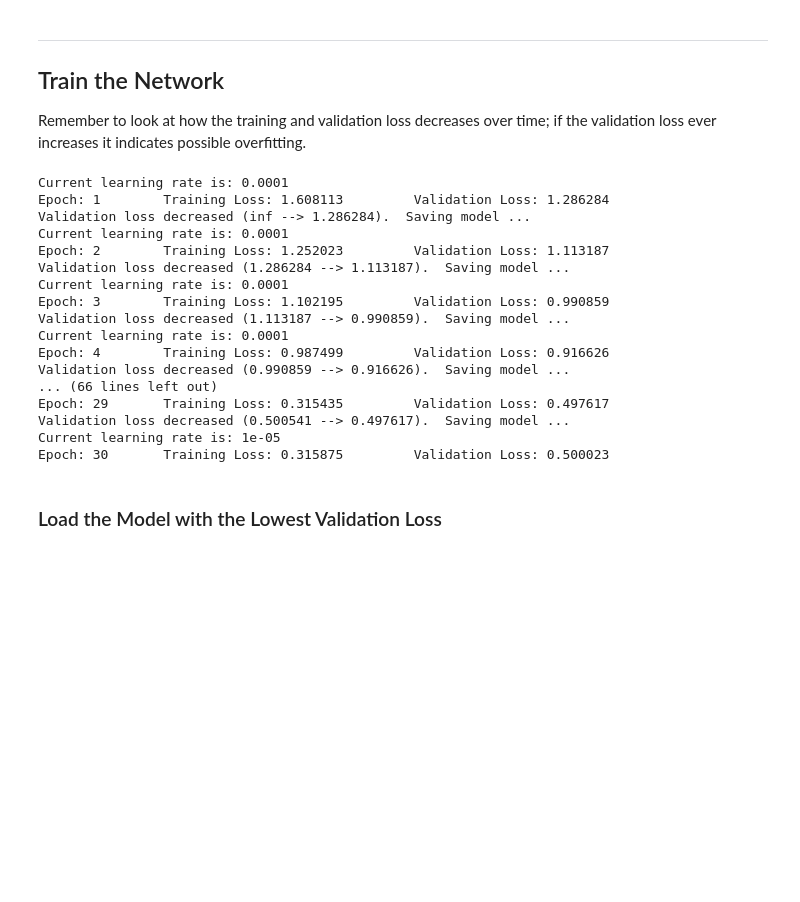
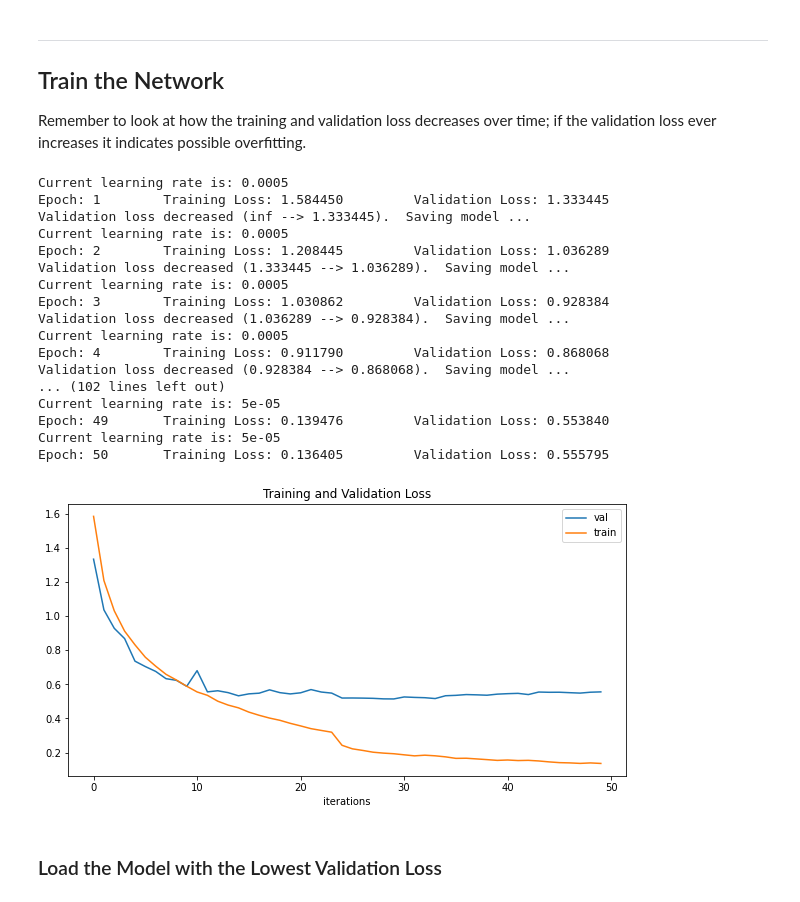
Before and after one commit to Shahrullo/Cifar10-CNN, a Jupyter notebook: cifar10_cnn.ipynb, the cells around one changed output. Cells and saved outputs as stored; diff of their text form; code cells hidden in the pictures; blank space fills up the shorter version.

```diff
--- a/cifar10_cnn.ipynb
+++ b/cifar10_cnn.ipynb
@@ -303,7 +303,7 @@ import torch.optim as optim
 criterion = nn.CrossEntropyLoss()
 
 # specify optimizer
-optimizer = optim.AdamW(model.parameters(), lr=0.0001)
+optimizer = optim.AdamW(model.parameters(), lr=0.0005)
 scheduler = optim.lr_scheduler.MultiStepLR(optimizer, milestones=[7500], gamma=0.1)
 # %% [markdown]
 ---
@@ -312,9 +312,11 @@ scheduler = optim.lr_scheduler.MultiStepLR(optimizer, milestones=[7500], gamma=0
 Remember to look at how the training and validation loss decreases over time; if the validation loss ever increases it indicates possible overfitting.
 # %%
 # number of epochs to train the model
-n_epochs = 30
+n_epochs = 50
 
 valid_loss_min = np.Inf # track change in validation loss
+train_loss_list = []
+valid_loss_list = []
 
 for epoch in range(1, n_epochs+1):
 
@@ -361,7 +363,9 @@ for epoch in range(1, n_epochs+1):
 
     # calculate average losses
     train_loss = train_loss/len(train_loader.sampler)
+    train_loss_list.append(train_loss)
     valid_loss = valid_loss/len(valid_loader.sampler)
+    valid_loss_list.append(valid_loss)
 
     # print training/validation statistics
     for param_group in optimizer.param_groups:
@@ -377,23 +381,33 @@ for epoch in range(1, n_epochs+1):
         torch.save(model.state_dict(), 'model_cifar10.pt')
         valid_loss_min = valid_loss
 # %% [output]
-Current learning rate is: 0.0001
-Epoch: 1        Training Loss: 1.608113         Validation Loss: 1.286284
-Validation loss decreased (inf --> 1.286284).  Saving model ...
-Current learning rate is: 0.0001
-Epoch: 2        Training Loss: 1.252023         Validation Loss: 1.113187
-Validation loss decreased (1.286284 --> 1.113187).  Saving model ...
-Current learning rate is: 0.0001
-Epoch: 3        Training Loss: 1.102195         Validation Loss: 0.990859
-Validation loss decreased (1.113187 --> 0.990859).  Saving model ...
-Current learning rate is: 0.0001
-Epoch: 4        Training Loss: 0.987499         Validation Loss: 0.916626
-Validation loss decreased (0.990859 --> 0.916626).  Saving model ...
-... (66 lines left out)
-Epoch: 29       Training Loss: 0.315435         Validation Loss: 0.497617
-Validation loss decreased (0.500541 --> 0.497617).  Saving model ...
-Current learning rate is: 1e-05
-Epoch: 30       Training Loss: 0.315875         Validation Loss: 0.500023
+Current learning rate is: 0.0005
+Epoch: 1        Training Loss: 1.584450         Validation Loss: 1.333445
+Validation loss decreased (inf --> 1.333445).  Saving model ...
+Current learning rate is: 0.0005
+Epoch: 2        Training Loss: 1.208445         Validation Loss: 1.036289
+Validation loss decreased (1.333445 --> 1.036289).  Saving model ...
+Current learning rate is: 0.0005
+Epoch: 3        Training Loss: 1.030862         Validation Loss: 0.928384
+Validation loss decreased (1.036289 --> 0.928384).  Saving model ...
+Current learning rate is: 0.0005
+Epoch: 4        Training Loss: 0.911790         Validation Loss: 0.868068
+Validation loss decreased (0.928384 --> 0.868068).  Saving model ...
+... (102 lines left out)
+Current learning rate is: 5e-05
+Epoch: 49       Training Loss: 0.139476         Validation Loss: 0.553840
+Current learning rate is: 5e-05
+Epoch: 50       Training Loss: 0.136405         Validation Loss: 0.555795
+# %%
+plt.figure(figsize=(10,5))
+plt.title("Training and Validation Loss")
+plt.plot(valid_loss_list, label='val')
+plt.plot(train_loss_list, label='train')
+plt.xlabel('iterations')
+plt.legend()
+plt.show()
+# %% [output]
+[figure, added]
 # %% [markdown]
 ###  Load the Model with the Lowest Validation Loss
 # %%
```
Also changed, not shown: parts of 4 cells of this notebook, 1 other file.
